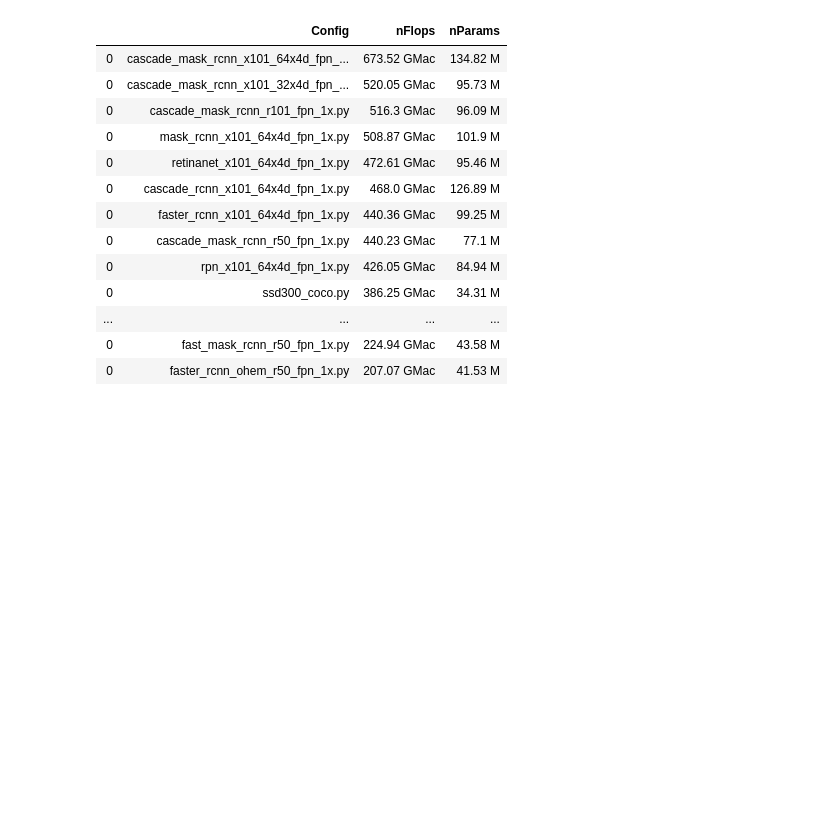
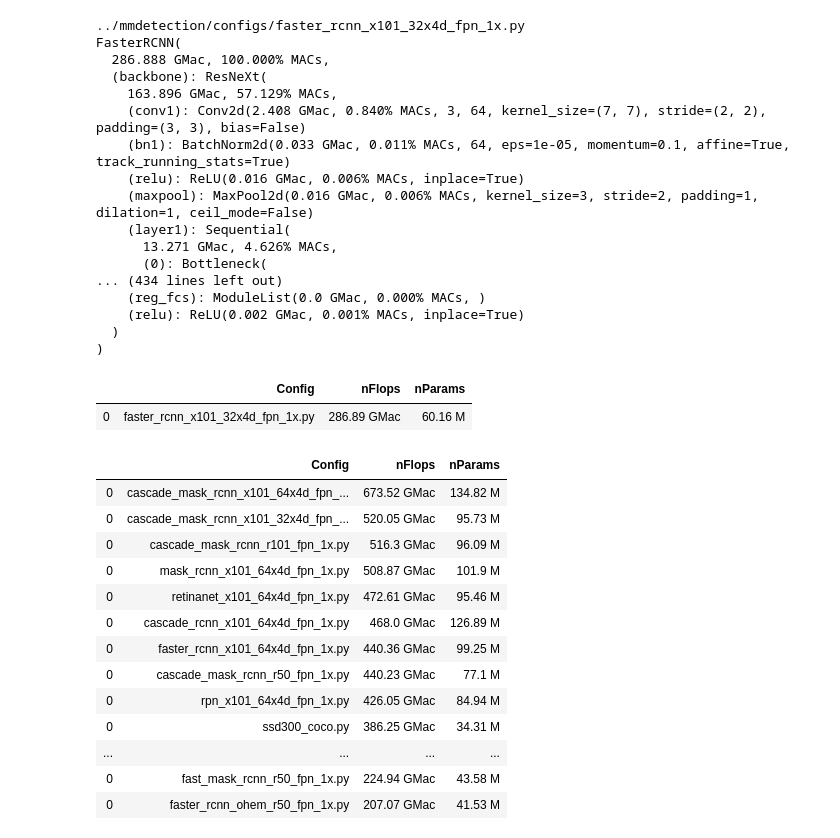
Before and after one commit to jinlmsft/mmdetection_ext_sample, a Jupyter notebook: show_configs_complexity_info.ipynb, the cells around one changed output. Saved outputs shown, nothing was run; the diff lists cells and outputs as text; code cells hidden in the pictures; blank space fills up the shorter version.

Commit message:
Modify path of show_configs.

```diff
--- a/show_configs_complexity_info.ipynb
+++ b/show_configs_complexity_info.ipynb
@@ -62,5 +196,25 @@ paths
 # %%
-show_complexity("~/code/mmdetection/configs/faster_rcnn_x101_32x4d_fpn_1x.py")
+show_complexity("../mmdetection/configs/faster_rcnn_x101_32x4d_fpn_1x.py")
+# %% [output]
+../mmdetection/configs/faster_rcnn_x101_32x4d_fpn_1x.py
+FasterRCNN(
+  286.888 GMac, 100.000% MACs,
+  (backbone): ResNeXt(
+    163.896 GMac, 57.129% MACs,
+    (conv1): Conv2d(2.408 GMac, 0.840% MACs, 3, 64, kernel_size=(7, 7), stride=(2, 2), padding=(3, 3), bias=False)
+    (bn1): BatchNorm2d(0.033 GMac, 0.011% MACs, 64, eps=1e-05, momentum=0.1, affine=True, track_running_stats=True)
+    (relu): ReLU(0.016 GMac, 0.006% MACs, inplace=True)
+    (maxpool): MaxPool2d(0.016 GMac, 0.006% MACs, kernel_size=3, stride=2, padding=1, dilation=1, ceil_mode=False)
+    (layer1): Sequential(
+      13.271 GMac, 4.626% MACs,
+      (0): Bottleneck(
+... (434 lines left out)
+    (reg_fcs): ModuleList(0.0 GMac, 0.000% MACs, )
+    (relu): ReLU(0.002 GMac, 0.001% MACs, inplace=True)
+  )
+)
+|  | Config | nFlops | nParams |
+| 0 | faster_rcnn_x101_32x4d_fpn_1x.py | 286.89 GMac | 60.16 M |
 # %%
 all_complexity.sort_values(by='nFlops', ascending=False)
 # %% [output]
```
Also changed, not shown: parts of 3 cells of this notebook.
